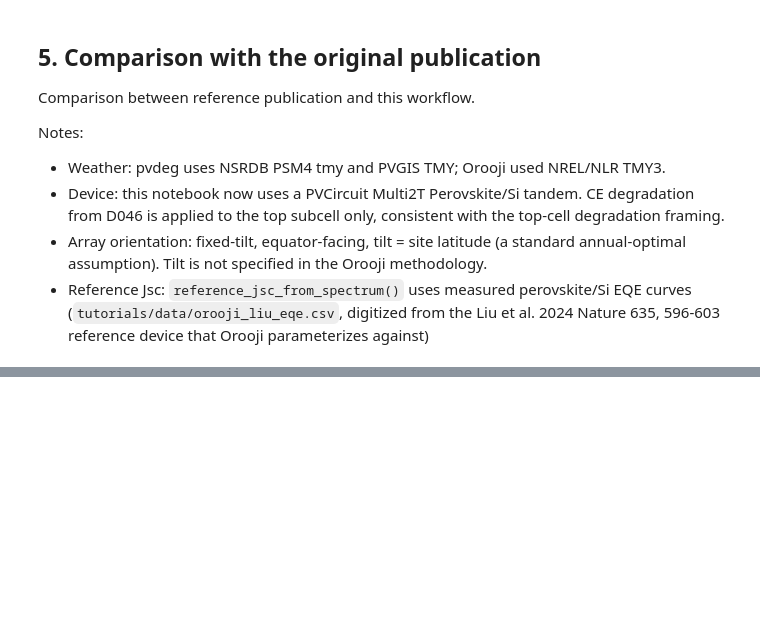
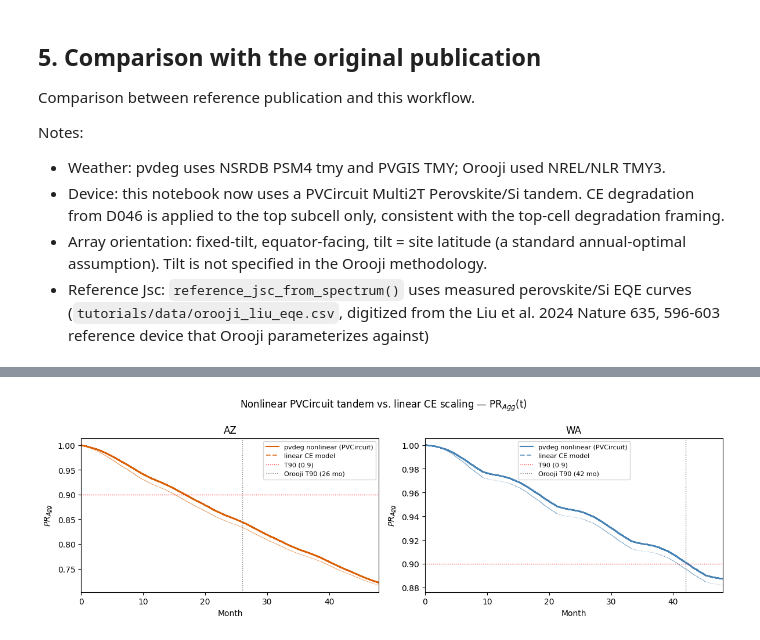
Before and after one commit to NatLabRockies/PVDegradationTools, a Jupyter notebook: tutorials/04_scenario/06_scenario_perovskitetandem_ey.ipynb, the cells around one changed output, grey strips where cells are left out. Saved outputs shown, nothing was run; the diff lists cells and outputs as text; code cells hidden in the pictures; blank space fills up the shorter version.

```diff
--- a/tutorials/04_scenario/06_scenario_perovskitetandem_ey.ipynb
+++ b/tutorials/04_scenario/06_scenario_perovskitetandem_ey.ipynb
@@ -1000,0 +986,89 @@ Most useful next step:
+# %%
+_colors = {
+    "AZ": "#d95f02",
+    "TX": "#e6ab02",
+    "HI": "#7570b3",
+    "FL": "#66a61e",
+    "ME": "#1b9e77",
+    "WA": "steelblue",
+}
+
+linear_t90 = {}
+rows_lin = []
+
+for loc in LOCATIONS_TO_RUN:
+    ce = ce_multiyear[loc]
+    p_ref = ey_local[loc]["power_reference"]
+
+    # Irradiance-weighted cumulative CE (Orooji's presumed simple model)
+    cum_ce_pref = (ce * p_ref).cumsum()
+    cum_pref = p_ref.cumsum()
+    pr_linear = cum_ce_pref / cum_pref.where(cum_pref > 0)
+
+    below = pr_linear[pr_linear <= T_THRESHOLD]
+    if len(below):
+        linear_t90[loc] = (below.index[0] - pr_linear.index[0]).days / 30.44
+    else:
+        linear_t90[loc] = None
+
+    rows_lin.append(
+        {
+            "loc": loc,
+            f"{T_LABEL},Agg pvdeg nonlinear (mo)": round(
+                t90_months.get(loc) or float("nan"), 1
+            ),
+            f"{T_LABEL},Agg linear CE (mo)": (
+                round(linear_t90[loc], 1) if linear_t90[loc] else None
+            ),
+            f"{T_LABEL},Agg Orooji (mo)": OROOJI_T90.get(loc),
+        }
+    )
+
+lin_df = pd.DataFrame(rows_lin).sort_values(f"{T_LABEL},Agg Orooji (mo)")
+print("PR_Agg model comparison:")
+print(lin_df.to_string(index=False))
+
+# Plot: nonlinear vs linear PR_Agg for AZ and WA
+fig, axes = plt.subplots(1, 2, figsize=(12, 4))
+for ax, loc in zip(axes, ["AZ", "WA"]):
+    ce = ce_multiyear[loc]
+    p_ref = ey_local[loc]["power_reference"]
+    pr_nl = pr_multiyear[loc]
+    pr_lin = (ce * p_ref).cumsum() / p_ref.cumsum().where(p_ref.cumsum() > 0)
+    months = (pr_nl.index - pr_nl.index[0]).days / 30.44
+
+    ax.plot(
+        months,
+        pr_nl.values,
+        color=_colors[loc],
+        lw=1.5,
+        label="pvdeg nonlinear (PVCircuit)",
+    )
+    ax.plot(
+        months,
+        pr_lin.values,
+        color=_colors[loc],
+        lw=1.5,
+        ls="--",
+        alpha=0.7,
+        label="linear CE model",
+    )
+    ax.axhline(
+        T_THRESHOLD, color="red", ls=":", lw=0.9, label=f"{T_LABEL} ({T_THRESHOLD})"
+    )
+    if OROOJI_T90.get(loc):
+        ax.axvline(
+            OROOJI_T90[loc],
+            color="gray",
+            ls=":",
+            lw=1.0,
+            label=f"Orooji {T_LABEL} ({OROOJI_T90[loc]} mo)",
+        )
+    ax.set_xlim(0, N_YEARS * 12)
+    ax.set_xlabel("Month")
+    ax.set_ylabel("$PR_{Agg}$")
+    ax.set_title(loc)
+    ax.legend(fontsize=8)
+fig.suptitle("Nonlinear PVCircuit tandem vs. linear CE scaling — PR$_{Agg}$(t)")
+fig.tight_layout()
+# %% [output]
@@ -1000,0 +1079 @@ Most useful next step:
+[figure, added]
```
Also changed, not shown: parts of 12 cells of this notebook, 1 other file.
